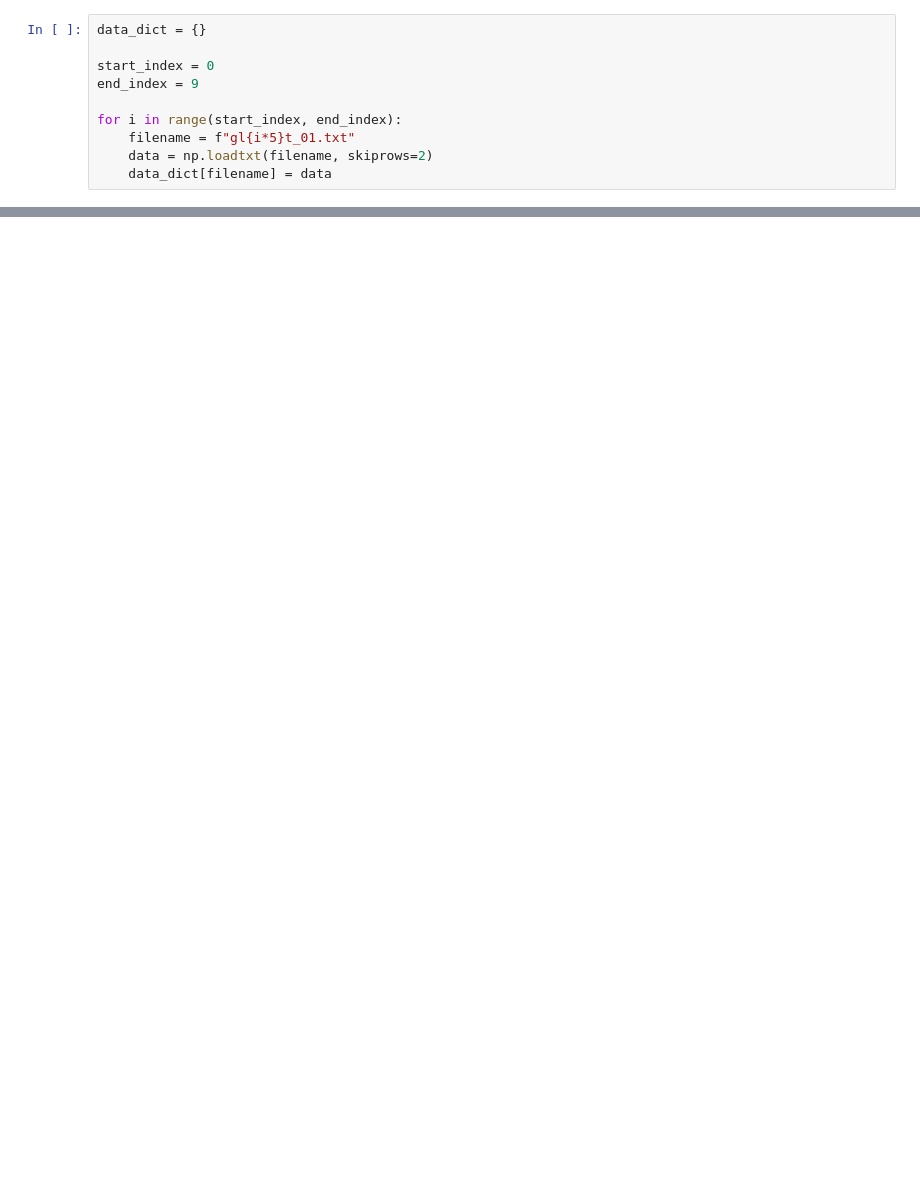
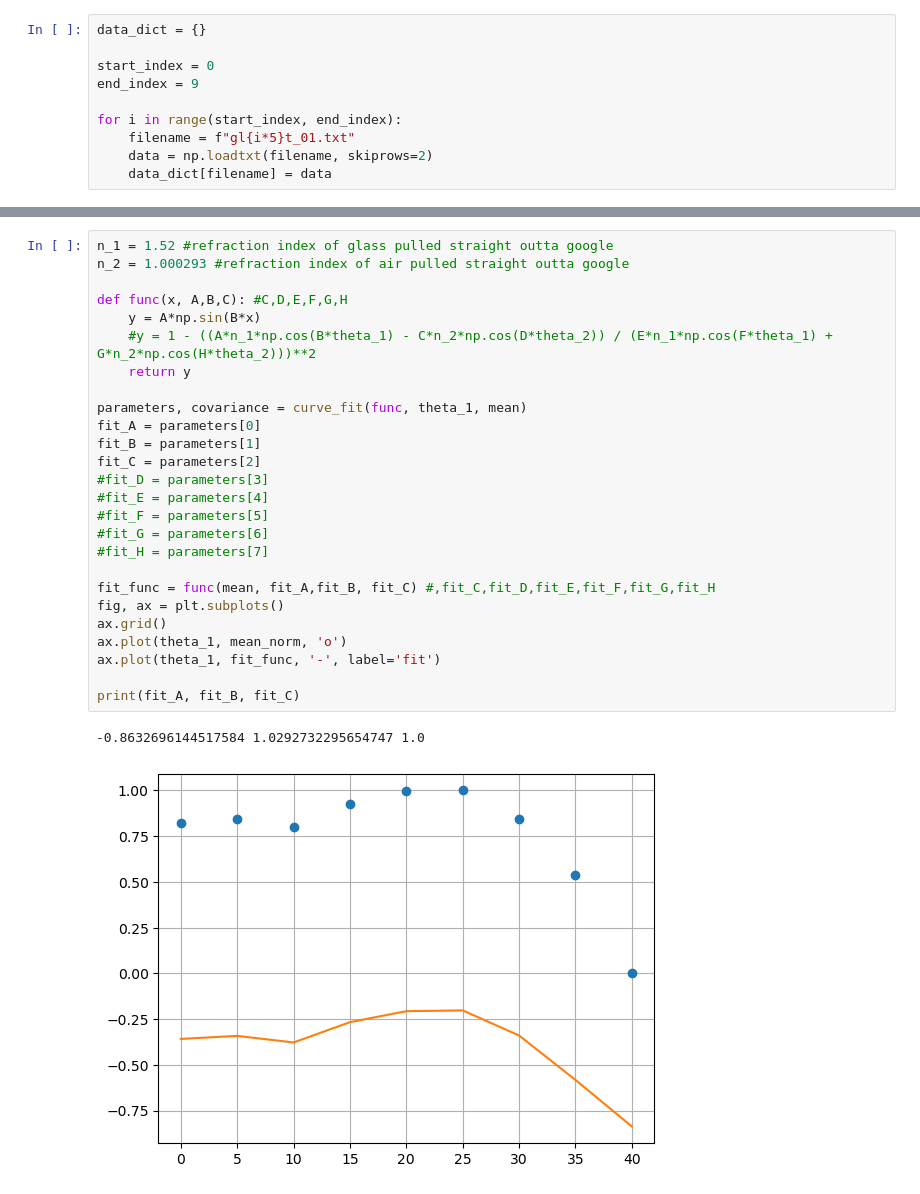
Before and after one commit to Asged/Uni, a Jupyter notebook: eks2/fresnel/databehandlig.ipynb, the cells around one changed output, grey strips where cells are left out. Saved outputs shown, nothing was run; the diff lists cells and outputs as text; blank space fills up the shorter version.

```diff
--- a/eks2/fresnel/databehandlig.ipynb
+++ b/eks2/fresnel/databehandlig.ipynb
@@ -36,0 +41,29 @@ ax.plot(angles, mean)
+# %%
+n_1 = 1.52 #refraction index of glass pulled straight outta google
+n_2 = 1.000293 #refraction index of air pulled straight outta google
+
+def func(x, A,B,C): #C,D,E,F,G,H
+    y = A*np.sin(B*x)
+    #y = 1 - ((A*n_1*np.cos(B*theta_1) - C*n_2*np.cos(D*theta_2)) / (E*n_1*np.cos(F*theta_1) + G*n_2*np.cos(H*theta_2)))**2
+    return y
+
+parameters, covariance = curve_fit(func, theta_1, mean)
+fit_A = parameters[0]
+fit_B = parameters[1]
+fit_C = parameters[2]
+#fit_D = parameters[3]
+#fit_E = parameters[4]
+#fit_F = parameters[5]
+#fit_G = parameters[6]
+#fit_H = parameters[7]
+
+fit_func = func(mean, fit_A,fit_B, fit_C) #,fit_C,fit_D,fit_E,fit_F,fit_G,fit_H
+fig, ax = plt.subplots()
+ax.grid()
+ax.plot(theta_1, mean_norm, 'o')
+ax.plot(theta_1, fit_func, '-', label='fit')
+
+print(fit_A, fit_B, fit_C)
+# %% [output]
+-0.8632696144517584 1.0292732295654747 1.0
+[figure, added]
```
Also changed, not shown: parts of 2 cells of this notebook.
